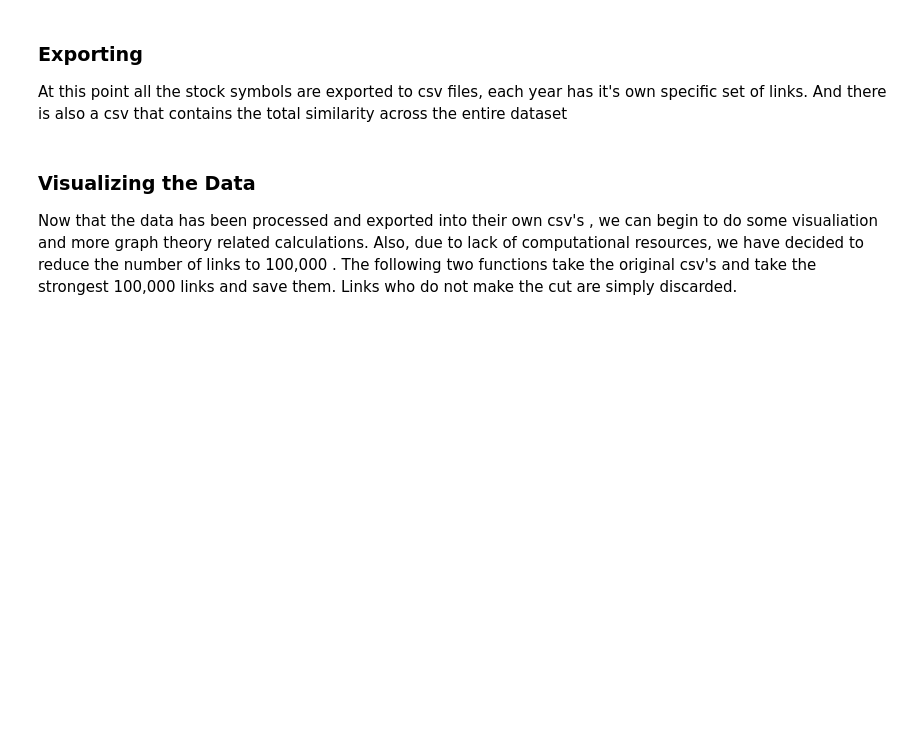
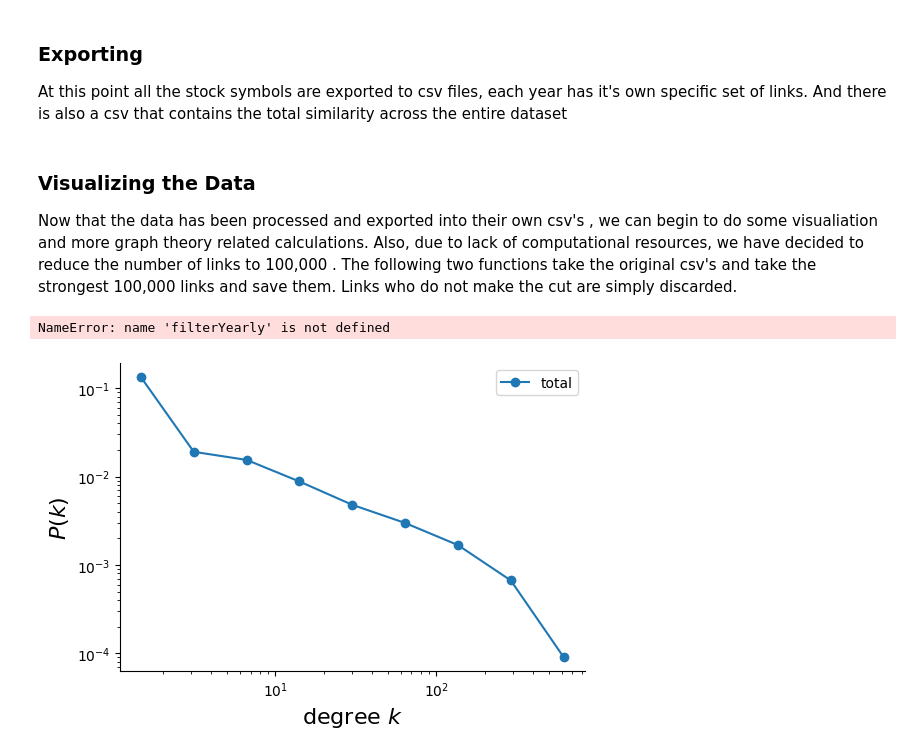
Before and after one commit to deliarm/672_final, a Jupyter notebook: main.ipynb, the cells around one changed output. Drawn from its saved outputs; the diff is of its cells as text; code cells hidden in the pictures; blank space fills up the shorter version.

Commit message:
Added degree distribution plot function

```diff
--- a/main.ipynb
+++ b/main.ipynb
@@ -175,4 +175,5 @@ def filterTotal(num_of_links):
 # %%
 filterYearly(100000)
 filterTotal(100000)
-asdf
+# %% [output]
+NameError: name 'filterYearly' is not defined
@@ -178,0 +194,47 @@ asdf
+# %%
+Total_Graph = []
+Yearly_Graphs = []
+for i in range(2010,2021):
+    G = GraphFromFileYearly(i)
+    Yearly_Graphs.append(G)
+Total_Graph.append(GraphFromFileTotal())
+# %%
+def PlotGraphDegDistribution(Graph_list):
+    fig = plt.figure(figsize=(6,4))
+    plt.xlabel(r"degree $k$", fontsize=16)
+    plt.ylabel(r"$P(k)$", fontsize=16)
+    for i in range(len(Graph_list)):
+        G = Graph_list[i]
+        N = len(G)
+        L = G.size()
+        degrees = [G.degree(node) for node in G]
+        kmin = min(degrees)
+        kmax = max(degrees)
+        bin_edges = np.logspace(np.log10(kmin), np.log10(kmax), num=10)
+
+        # histogram the data into these bins
+        density, _ = np.histogram(degrees, bins=bin_edges, density=True)
+
+
+        # "x" should be midpoint (IN LOG SPACE) of each bin
+        log_be = np.log10(bin_edges)
+        x = 10**((log_be[1:] + log_be[:-1])/2)
+        label = 2010 +i if len(Graph_list) > 1 else "total"
+        plt.loglog(x, density, marker='o', label = label)
+
+
+        # remove right and top boundaries because they're ugly
+        ax = plt.gca()
+        ax.spines['right'].set_visible(False)
+        ax.spines['top'].set_visible(False)
+        ax.yaxis.set_ticks_position('left')
+        ax.xaxis.set_ticks_position('bottom')
+
+        # Show the plot
+    plt.legend()
+    plt.show()
+# %%
+# PlotGraphDegDistribution(Yearly_Graphs)           #for ploting total graph degree distribution
+PlotGraphDegDistribution(Total_Graph)               #for ploting total graph degree distribution
+# %% [output]
+[figure, added]
```
Also changed, not shown: parts of 2 cells of this notebook.
